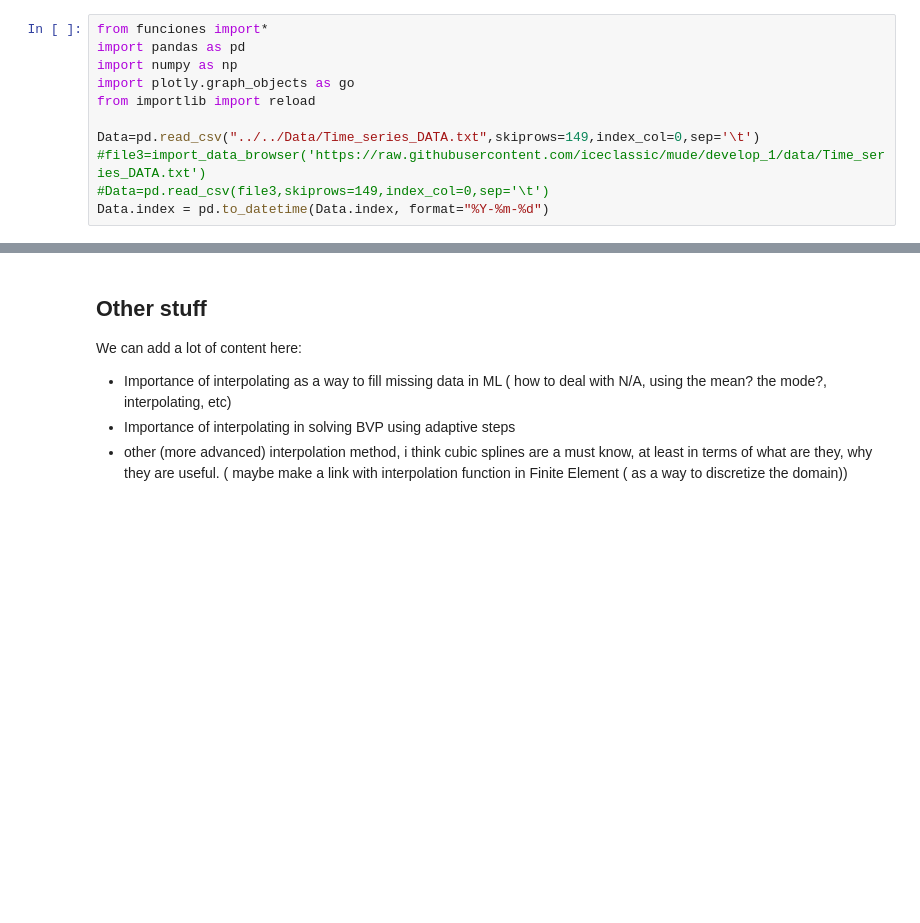
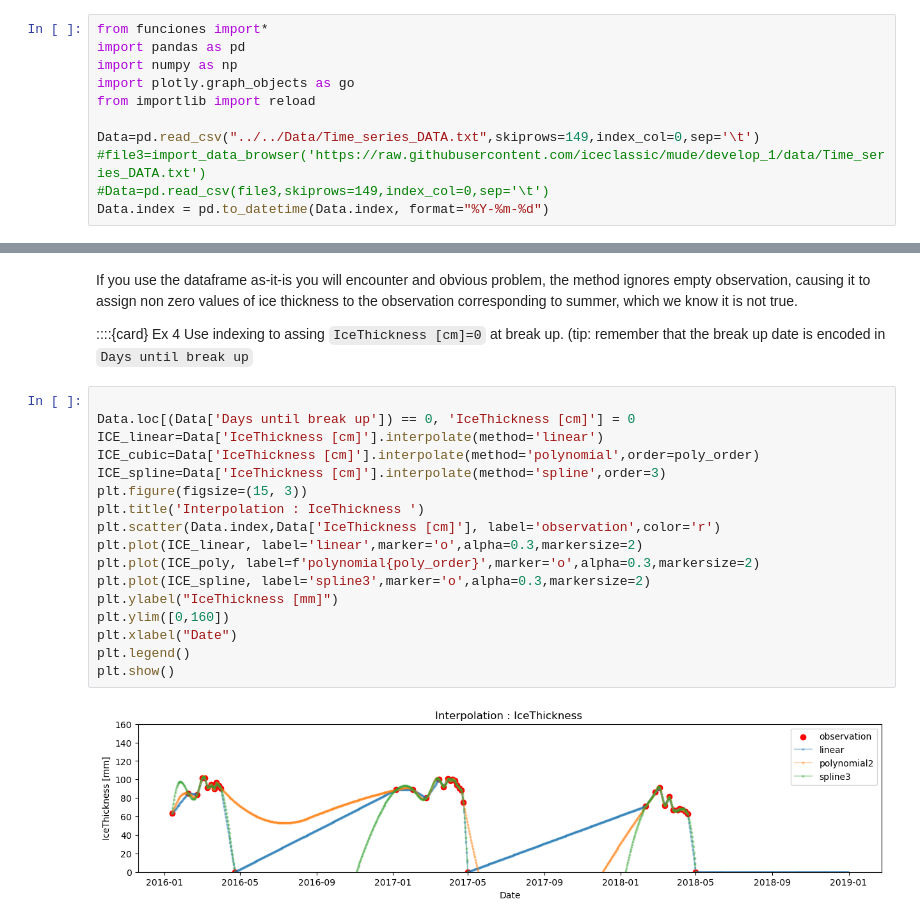
Before and after one commit to iceclassic/mude, a Jupyter notebook: book/Part_1/Resample_interp.ipynb, the cells around one changed output, grey strips where cells are left out. Drawn from its saved outputs; the diff is of its cells as text; blank space fills up the shorter version.

```diff
--- a/book/Part_1/Resample_interp.ipynb
+++ b/book/Part_1/Resample_interp.ipynb
@@ -98,6 +107,24 @@ We can observe that the `interpolate`method interpolates be
-# %% [markdown]
-## Other stuff
-We can add a lot of content here:
-- Importance of interpolating as a way to fill missing data in ML ( how to deal with N/A, using the mean? the mode?, interpolating, etc)
-- Importance of interpolating in solving BVP using adaptive steps
-- other (more advanced) interpolation method, i think cubic splines are a must know, at least in terms of what are they, why they are useful. ( maybe make a link with interpolation function in Finite Element ( as a way to discretize the domain))
+# %% [markdown]
+If you use the dataframe as-it-is you will encounter and obvious problem, the method ignores empty observation, causing it to assign non zero values of ice thickness to the observation corresponding to summer, which we know it is not true.
+
+::::{card} Ex 4
+Use indexing to assing `IceThickness [cm]=0` at break up. (tip: remember that the break up date is encoded in `Days until break up`
+# %%
+
+Data.loc[(Data['Days until break up']) == 0, 'IceThickness [cm]'] = 0
+ICE_linear=Data['IceThickness [cm]'].interpolate(method='linear')
+ICE_cubic=Data['IceThickness [cm]'].interpolate(method='polynomial',order=poly_order)
+ICE_spline=Data['IceThickness [cm]'].interpolate(method='spline',order=3)
+plt.figure(figsize=(15, 3))
+plt.title('Interpolation : IceThickness ')
+plt.scatter(Data.index,Data['IceThickness [cm]'], label='observation',color='r')
+plt.plot(ICE_linear, label='linear',marker='o',alpha=0.3,markersize=2)
+plt.plot(ICE_poly, label=f'polynomial{poly_order}',marker='o',alpha=0.3,markersize=2)
+plt.plot(ICE_spline, label='spline3',marker='o',alpha=0.3,markersize=2)
+plt.ylabel("IceThickness [mm]")
+plt.ylim([0,160])
+plt.xlabel("Date")
+plt.legend()
+plt.show()
+# %% [output]
+[figure, added]
```
Also changed, not shown: parts of 16 cells of this notebook, 1 other file.
